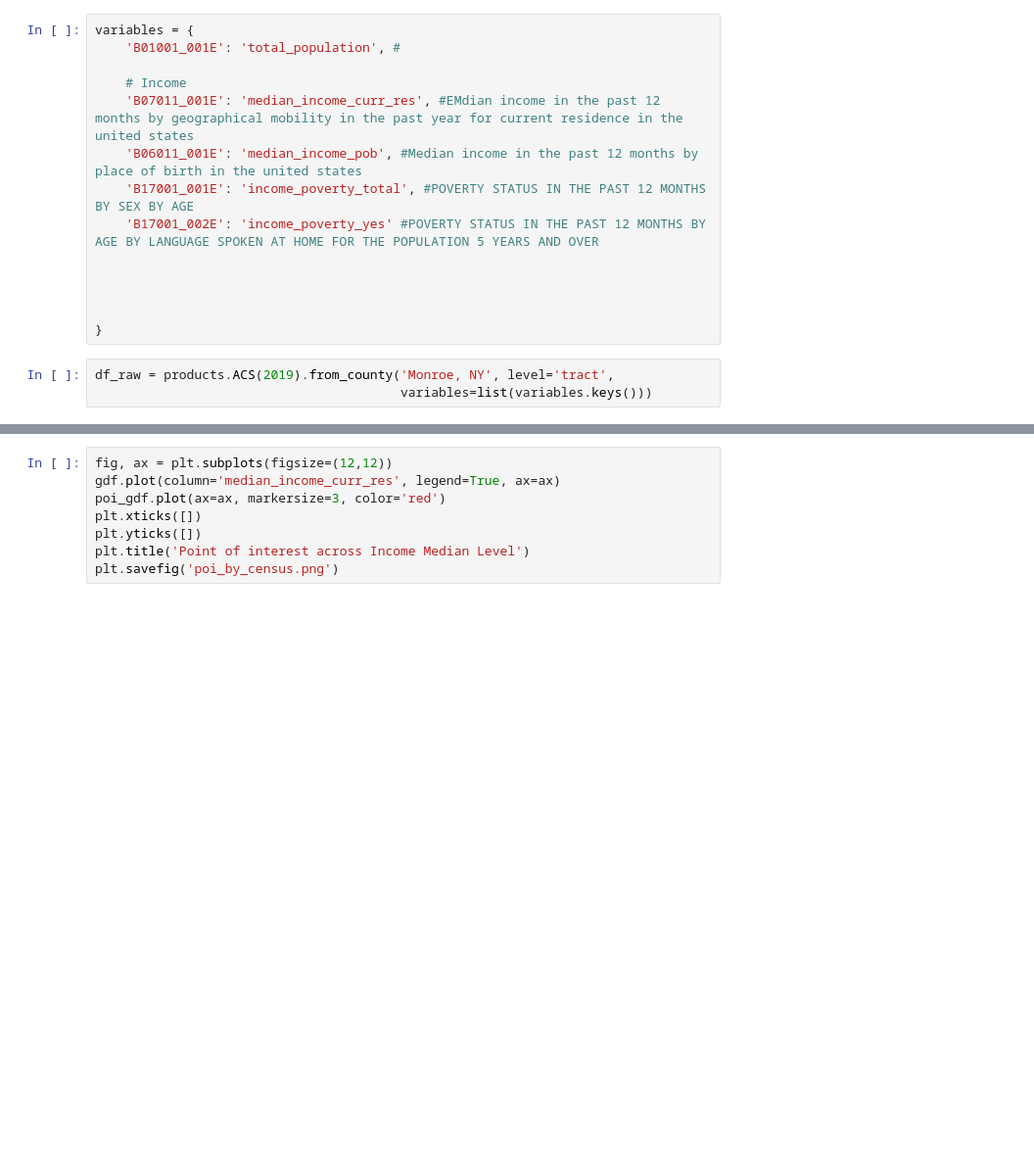
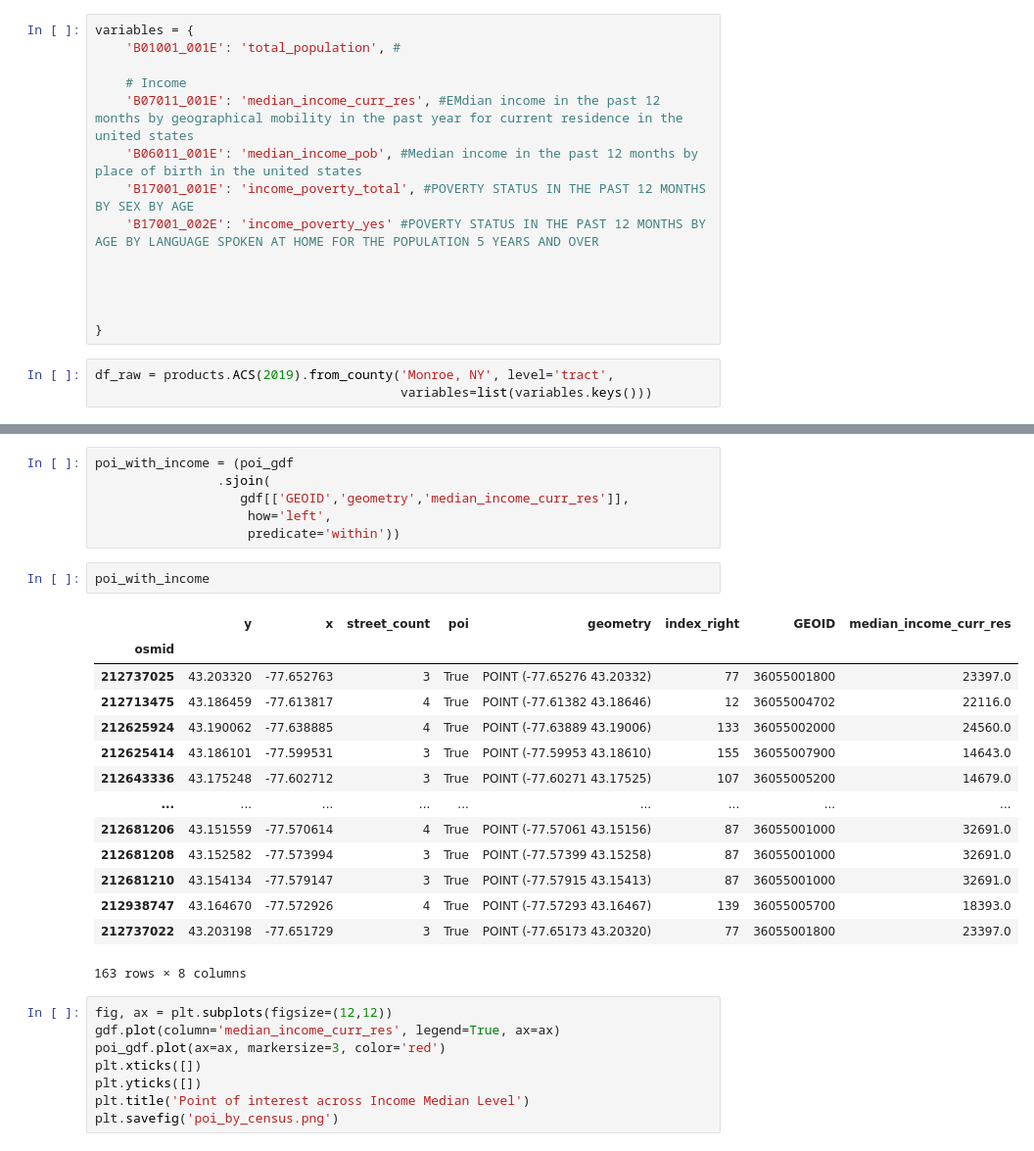
Before and after one commit to BakerAugust/roc-bike-growth, a Jupyter notebook: notebooks/income_analysis.ipynb, the cells around one changed output, grey strips where cells are left out. Shown at 98% size. Cells and saved outputs as stored; diff of their text form; blank space fills up the shorter version.

```diff
--- a/notebooks/income_analysis.ipynb
+++ b/notebooks/income_analysis.ipynb
@@ -97,3 +95,26 @@ ValueError: You are trying to merge on object and int64 columns. If you wish to
+# %%
+poi_with_income = (poi_gdf
+                .sjoin(
+                   gdf[['GEOID','geometry','median_income_curr_res']],
+                    how='left',
+                    predicate='within'))
+# %%
+poi_with_income
+# %% [output]
+|  | y | x | street_count | poi | geometry | index_right | GEOID | median_income_curr_res |
+| osmid |  |  |  |  |  |  |  |  |
+| 212737025 | 43.203320 | -77.652763 | 3 | True | POINT (-77.65276 43.20332) | 77 | 36055001800 | 23397.0 |
+| 212713475 | 43.186459 | -77.613817 | 4 | True | POINT (-77.61382 43.18646) | 12 | 36055004702 | 22116.0 |
+| 212625924 | 43.190062 | -77.638885 | 4 | True | POINT (-77.63889 43.19006) | 133 | 36055002000 | 24560.0 |
+| 212625414 | 43.186101 | -77.599531 | 3 | True | POINT (-77.59953 43.18610) | 155 | 36055007900 | 14643.0 |
+| 212643336 | 43.175248 | -77.602712 | 3 | True | POINT (-77.60271 43.17525) | 107 | 36055005200 | 14679.0 |
+| ... | ... | ... | ... | ... | ... | ... | ... | ... |
+| 212681206 | 43.151559 | -77.570614 | 4 | True | POINT (-77.57061 43.15156) | 87 | 36055001000 | 32691.0 |
+| 212681208 | 43.152582 | -77.573994 | 3 | True | POINT (-77.57399 43.15258) | 87 | 36055001000 | 32691.0 |
+| 212681210 | 43.154134 | -77.579147 | 3 | True | POINT (-77.57915 43.15413) | 87 | 36055001000 | 32691.0 |
+| 212938747 | 43.164670 | -77.572926 | 4 | True | POINT (-77.57293 43.16467) | 139 | 36055005700 | 18393.0 |
+| 212737022 | 43.203198 | -77.651729 | 3 | True | POINT (-77.65173 43.20320) | 77 | 36055001800 | 23397.0 |
+163 rows × 8 columns
 # %%
 fig, ax = plt.subplots(figsize=(12,12))
 gdf.plot(column='median_income_curr_res', legend=True, ax=ax)
```
Also changed, not shown: parts of 14 cells of this notebook.
